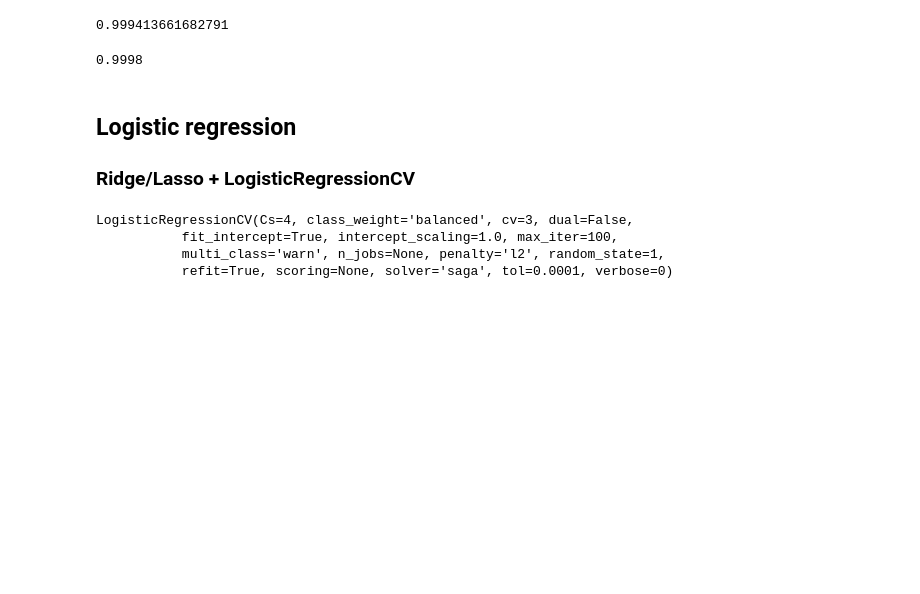
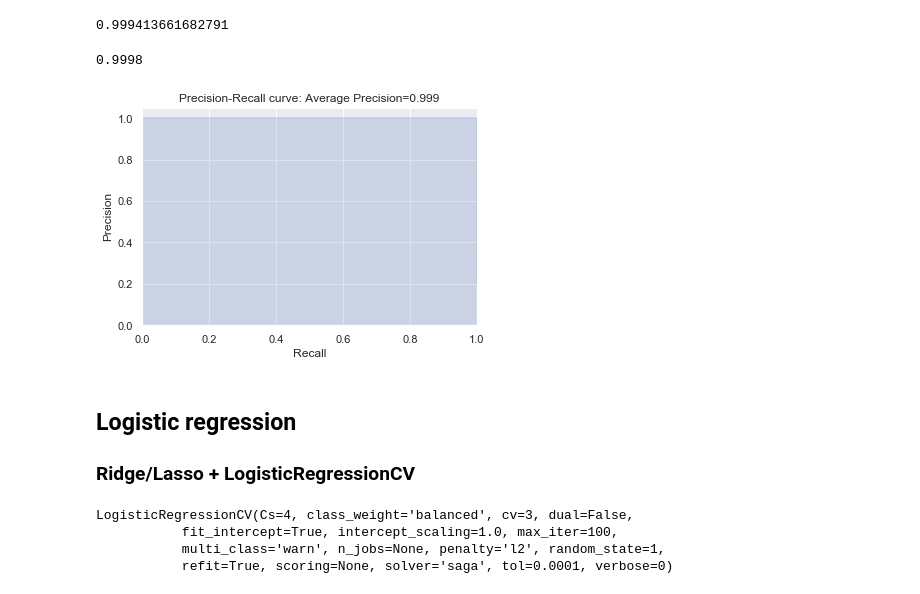
Before and after one commit to tloeber/Springboard, a Jupyter notebook: capstone_lending_club/lending_club_2_modeling.ipynb, the cells around one changed output. Drawn from its saved outputs; the diff is of its cells as text; code cells hidden in the pictures; blank space fills up the shorter version.

Commit message:
Adds precision-recall curves.

```diff
--- a/capstone_lending_club/lending_club_2_modeling.ipynb
+++ b/capstone_lending_club/lending_club_2_modeling.ipynb
@@ -158,6 +163,34 @@ rf.oob_score_
 rf.score(X_test_small_p, y_test_small)
 # %% [output]
 0.9998
+# %%
+y_pred_rf = rf.predict(X_test_small_p)
+# %%
+def plot_precision_recall(y_test, y_pred):
+    """Plots precision-recall curve."""
+
+    average_precision = average_precision_score(y_test, y_pred)
+    precision, recall, _ = precision_recall_curve(y_test, y_pred)
+
+    step_kwargs = ({'step': 'post'}
+                   if 'step' in signature(plt.fill_between).parameters
+                   else {})
+    plt.step(recall, precision, color='b', alpha=0.2,
+             where='post')
+    plt.fill_between(recall, precision, alpha=0.2, color='b', **step_kwargs)
+
+    plt.xlabel('Recall')
+    plt.ylabel('Precision')
+    plt.ylim([0.0, 1.05])
+    plt.xlim([0.0, 1.0])
+    plt.title('Precision-Recall curve: Average Precision={0:0.3f}'.format(
+              average_precision))
+    plt.show();
+# %%
+# Plot precision recall curve for random forests classifier
+plot_precision_recall(y_test_small, y_pred_rf)
+# %% [output]
+[figure, added]
 # %% [markdown]
 ## Logistic regression
 ### Ridge/Lasso + LogisticRegressionCV
```
Also changed, not shown: parts of 12 cells of this notebook.
